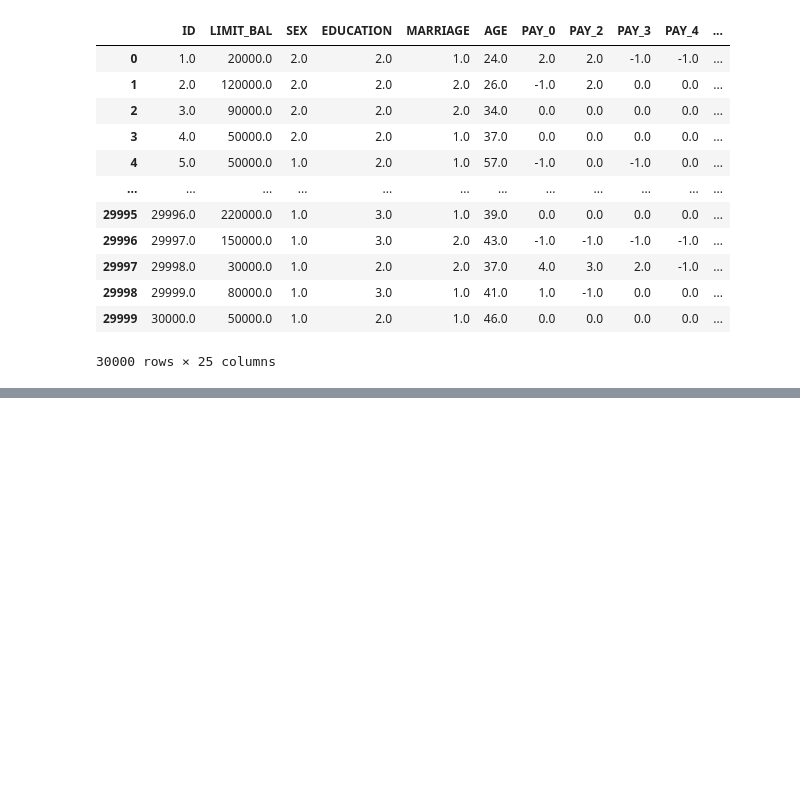
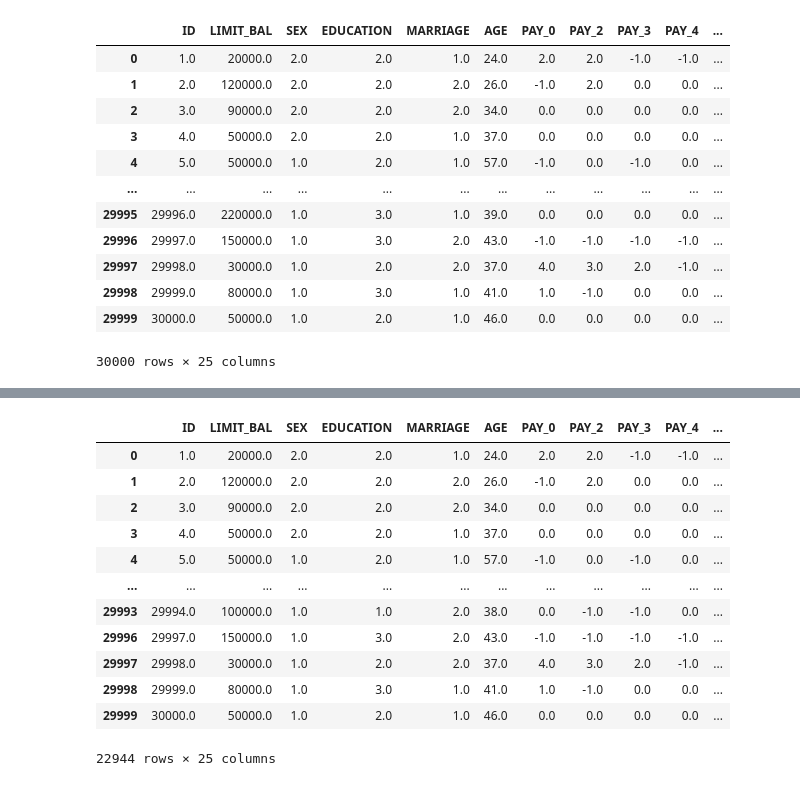
Before and after one commit to RookieCoder12/DevArena-Week-9, a Jupyter notebook: CarDefXGB1.ipynb, the cells around one changed output, grey strips where cells are left out. Drawn from its saved outputs; the diff is of its cells as text; code cells hidden in the pictures; blank space fills up the shorter version.

```diff
--- a/CarDefXGB1.ipynb
+++ b/CarDefXGB1.ipynb
@@ -41,3 +143,19 @@ df2
+# %%
+df2
+# %% [output]
+|  | ID | LIMIT_BAL | SEX | EDUCATION | MARRIAGE | AGE | PAY_0 | PAY_2 | PAY_3 | PAY_4 | ... |
+| 0 | 1.0 | 20000.0 | 2.0 | 2.0 | 1.0 | 24.0 | 2.0 | 2.0 | -1.0 | -1.0 | ... |
+| 1 | 2.0 | 120000.0 | 2.0 | 2.0 | 2.0 | 26.0 | -1.0 | 2.0 | 0.0 | 0.0 | ... |
+| 2 | 3.0 | 90000.0 | 2.0 | 2.0 | 2.0 | 34.0 | 0.0 | 0.0 | 0.0 | 0.0 | ... |
+| 3 | 4.0 | 50000.0 | 2.0 | 2.0 | 1.0 | 37.0 | 0.0 | 0.0 | 0.0 | 0.0 | ... |
+| 4 | 5.0 | 50000.0 | 1.0 | 2.0 | 1.0 | 57.0 | -1.0 | 0.0 | -1.0 | 0.0 | ... |
+| ... | ... | ... | ... | ... | ... | ... | ... | ... | ... | ... | ... |
+| 29993 | 29994.0 | 100000.0 | 1.0 | 1.0 | 2.0 | 38.0 | 0.0 | -1.0 | -1.0 | 0.0 | ... |
+| 29996 | 29997.0 | 150000.0 | 1.0 | 3.0 | 2.0 | 43.0 | -1.0 | -1.0 | -1.0 | -1.0 | ... |
+| 29997 | 29998.0 | 30000.0 | 1.0 | 2.0 | 2.0 | 37.0 | 4.0 | 3.0 | 2.0 | -1.0 | ... |
+| 29998 | 29999.0 | 80000.0 | 1.0 | 3.0 | 1.0 | 41.0 | 1.0 | -1.0 | 0.0 | 0.0 | ... |
+| 29999 | 30000.0 | 50000.0 | 1.0 | 2.0 | 1.0 | 46.0 | 0.0 | 0.0 | 0.0 | 0.0 | ... |
+22944 rows × 25 columns
 # %%
 df2['util_avg_4'] = (((df2['BILL_AMT1']/df2['LIMIT_BAL'])+
                     (df2['BILL_AMT2']/df2['LIMIT_BAL'])+
```
Also changed, not shown: parts of 21 cells of this notebook, 2 other files.
